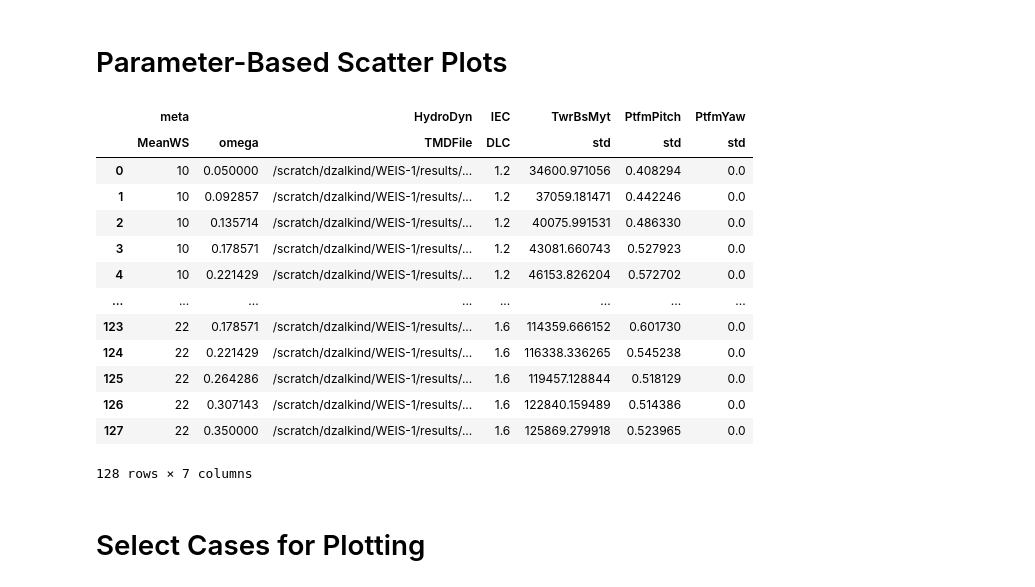
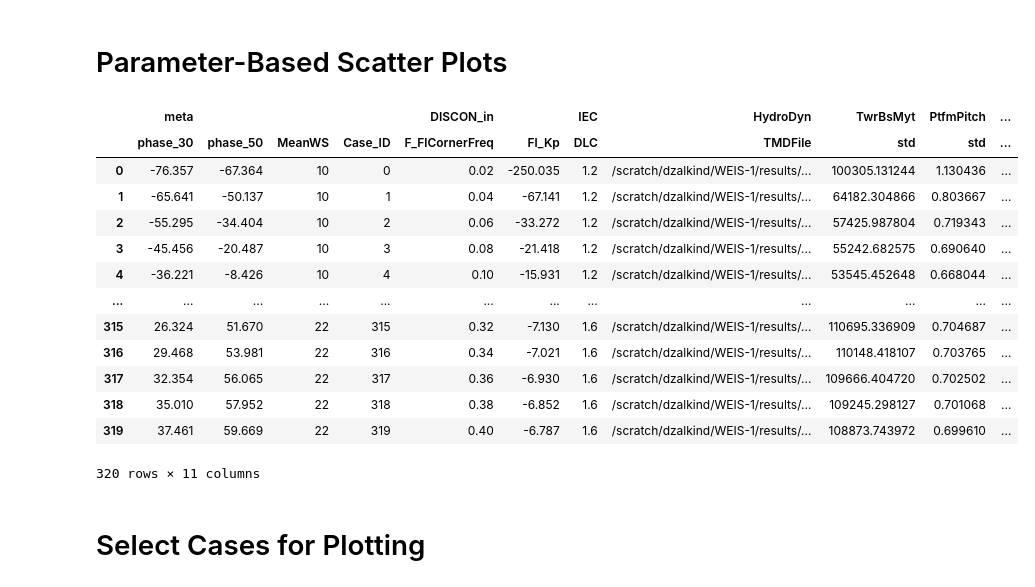
Before and after one commit to dzalkind/WEIS, a Jupyter notebook: examples/aeroelasticse/rev_NASA.ipynb, the cells around one changed output. Saved outputs shown, nothing was run; the diff lists cells and outputs as text; code cells hidden in the pictures.

```diff
--- a/examples/aeroelasticse/rev_NASA.ipynb
+++ b/examples/aeroelasticse/rev_NASA.ipynb
@@ -25,7 +25,7 @@ import matplotlib.pyplot as plt
 # Test Results Directory
 Select `test_case`
 # %%
-test_case = 'c_pitch'
+test_case = 'c_fl_phase'
 
 
 if test_case == 'no_mass':
@@ -180,7 +183,7 @@ for i_test, test in enumerate(test_dir):
     #     fp[i_test].DEL_info = [('TwrBsMyt', 4)]#, ('RootMyb2', 10), ('RootMyb3', 10)]
 
 
-        fp[i_test].verbose                  = False
+        fp[i_test].verbose                  = True
         fp[i_test].save_LoadRanking         = True
         fp[i_test].save_SummaryStats        = True
 
@@ -190,6 +193,7 @@ for i_test, test in enumerate(test_dir):
         fp[i_test].ranking_vars.append(['TwrBsMxt']), fp[i_test].ranking_stats.append('max')
         fp[i_test].ranking_vars.append(['NcIMUTAxs']), fp[i_test].ranking_stats.append('std')
         fp[i_test].ranking_vars.append(['NcIMUTAys']), fp[i_test].ranking_stats.append('std')
+        fp[i_test].channels_magnitude = {'TwrBsM': ['TwrBsMyt','TwrBsMxt']}
 
         stats[i_test], load_rankings[i_test] = fp[i_test].batch_processing()
 
@@ -212,6 +216,8 @@ for i_test, test in enumerate(test_dir):
 #     cm0 = cm
 
 # st.index = st['dataset_0']['meta']['name']
+
+# len(outfiles[0])
 # %% [markdown]
 Look at raw data here
 # %%
@@ -265,7 +262,8 @@ if True:
 if test_case in ['no_mass','const_wn','ideal_wn','controlled_wn']:
     parameters = [
         ('meta','MeanWS'),
-        ('IEC','DLC')
+        ('IEC','DLC'),
+        ('HydroDyn','WaveDir')
     ]
 elif 'wave_dir' in test_case:
     parameters = [
@@ -334,47 +332,47 @@ elif 'fl_gain' in test_case:
 
 # parameters
 # parameter = ('DISCON_in','Fl_Kp')
 
 # Add cm fields to st
 p2 = [None] * len(parameters)
 for i_dir in range(0,len(st)):
     for i_param, param in enumerate(parameters):
         if isinstance(param,tuple):
             st[i_dir][param[0],param[1]] = cm[i_dir][param]
             p2[i_param] = param
         else:
             st[i_dir]['meta',param] = cm[i_dir][param]
             p2[i_param] = ('meta',param)
 parameters = p2
 
 
 # Add st fields to parameters
 st_parameters = [
     ('TwrBsMyt','std'),
     ('PtfmPitch','std'),
     ('PtfmYaw','std')
 
 ]
 
 for st_p in st_parameters:
     parameters.append(st_p)
 
 st[0][parameters]
 # %% [output]
-|  | meta |  | HydroDyn | IEC | TwrBsMyt | PtfmPitch | PtfmYaw |
-|  | MeanWS | omega | TMDFile | DLC | std | std | std |
-| 0 | 10 | 0.050000 | /scratch/dzalkind/WEIS-1/results/... | 1.2 | 34600.971056 | 0.408294 | 0.0 |
-| 1 | 10 | 0.092857 | /scratch/dzalkind/WEIS-1/results/... | 1.2 | 37059.181471 | 0.442246 | 0.0 |
-| 2 | 10 | 0.135714 | /scratch/dzalkind/WEIS-1/results/... | 1.2 | 40075.991531 | 0.486330 | 0.0 |
-| 3 | 10 | 0.178571 | /scratch/dzalkind/WEIS-1/results/... | 1.2 | 43081.660743 | 0.527923 | 0.0 |
-| 4 | 10 | 0.221429 | /scratch/dzalkind/WEIS-1/results/... | 1.2 | 46153.826204 | 0.572702 | 0.0 |
-| ... | ... | ... | ... | ... | ... | ... | ... |
-| 123 | 22 | 0.178571 | /scratch/dzalkind/WEIS-1/results/... | 1.6 | 114359.666152 | 0.601730 | 0.0 |
-| 124 | 22 | 0.221429 | /scratch/dzalkind/WEIS-1/results/... | 1.6 | 116338.336265 | 0.545238 | 0.0 |
-| 125 | 22 | 0.264286 | /scratch/dzalkind/WEIS-1/results/... | 1.6 | 119457.128844 | 0.518129 | 0.0 |
-| 126 | 22 | 0.307143 | /scratch/dzalkind/WEIS-1/results/... | 1.6 | 122840.159489 | 0.514386 | 0.0 |
-| 127 | 22 | 0.350000 | /scratch/dzalkind/WEIS-1/results/... | 1.6 | 125869.279918 | 0.523965 | 0.0 |
+|  | meta |  |  |  | DISCON_in |  | IEC | HydroDyn | TwrBsMyt | PtfmPitch | ... |
+|  | phase_30 | phase_50 | MeanWS | Case_ID | F_FlCornerFreq | Fl_Kp | DLC | TMDFile | std | std | ... |
+| 0 | -76.357 | -67.364 | 10 | 0 | 0.02 | -250.035 | 1.2 | /scratch/dzalkind/WEIS-1/results/... | 100305.131244 | 1.130436 | ... |
+| 1 | -65.641 | -50.137 | 10 | 1 | 0.04 | -67.141 | 1.2 | /scratch/dzalkind/WEIS-1/results/... | 64182.304866 | 0.803667 | ... |
+| 2 | -55.295 | -34.404 | 10 | 2 | 0.06 | -33.272 | 1.2 | /scratch/dzalkind/WEIS-1/results/... | 57425.987804 | 0.719343 | ... |
+| 3 | -45.456 | -20.487 | 10 | 3 | 0.08 | -21.418 | 1.2 | /scratch/dzalkind/WEIS-1/results/... | 55242.682575 | 0.690640 | ... |
+| 4 | -36.221 | -8.426 | 10 | 4 | 0.10 | -15.931 | 1.2 | /scratch/dzalkind/WEIS-1/results/... | 53545.452648 | 0.668044 | ... |
+| ... | ... | ... | ... | ... | ... | ... | ... | ... | ... | ... | ... |
+| 315 | 26.324 | 51.670 | 22 | 315 | 0.32 | -7.130 | 1.6 | /scratch/dzalkind/WEIS-1/results/... | 110695.336909 | 0.704687 | ... |
+| 316 | 29.468 | 53.981 | 22 | 316 | 0.34 | -7.021 | 1.6 | /scratch/dzalkind/WEIS-1/results/... | 110148.418107 | 0.703765 | ... |
+| 317 | 32.354 | 56.065 | 22 | 317 | 0.36 | -6.930 | 1.6 | /scratch/dzalkind/WEIS-1/results/... | 109666.404720 | 0.702502 | ... |
+| 318 | 35.010 | 57.952 | 22 | 318 | 0.38 | -6.852 | 1.6 | /scratch/dzalkind/WEIS-1/results/... | 109245.298127 | 0.701068 | ... |
+| 319 | 37.461 | 59.669 | 22 | 319 | 0.40 | -6.787 | 1.6 | /scratch/dzalkind/WEIS-1/results/... | 108873.743972 | 0.699610 | ... |
-128 rows × 7 columns
+320 rows × 11 columns
 # %% [markdown]
 # Select Cases for Plotting
 # %%
```
Also changed, not shown: parts of 14 cells of this notebook, 1 other file.
